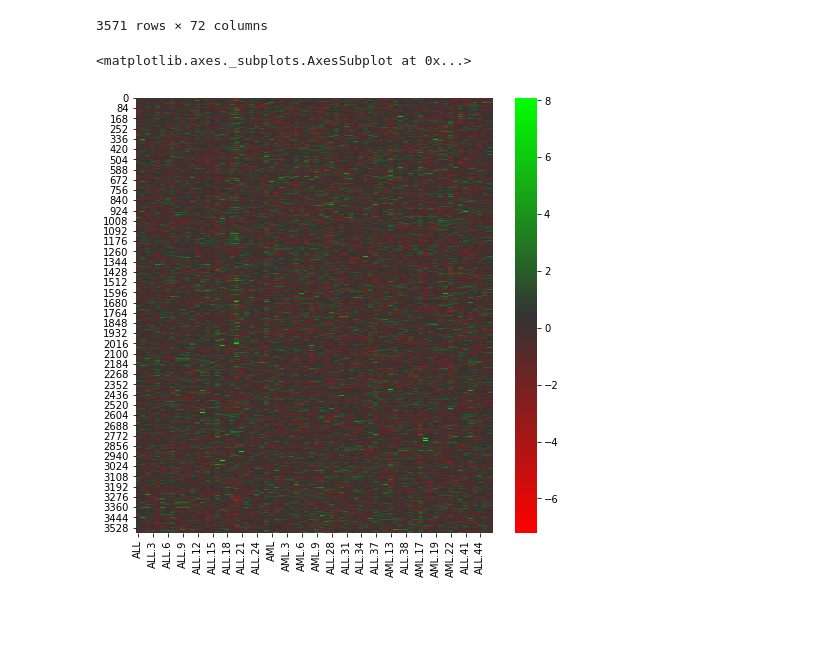
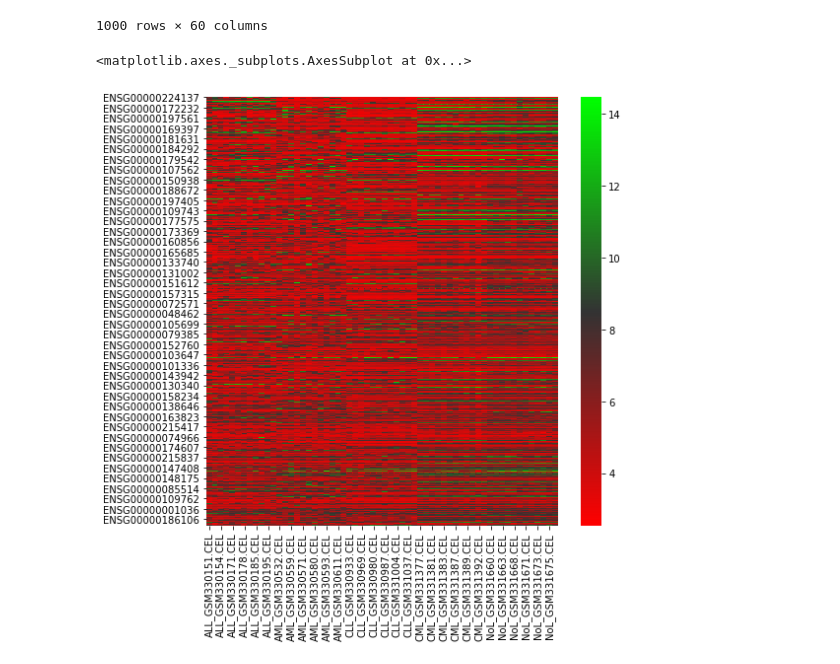
Before and after one commit to taneishi/leukemia, a Jupyter notebook: clustering.ipynb, the cells around one changed output. Cells and saved outputs as stored; diff of their text form; code cells hidden in the pictures; blank space fills up the shorter version.

```diff
--- a/clustering.ipynb
+++ b/clustering.ipynb
@@ -9,8 +9,12 @@ cmap = LinearSegmentedColormap('microarray', {
     'green': [(0.0, 0.0, 0.0), (0.5, 0.2, 0.2), (1.0, 1.0, 1.0)],
     'blue': [(0.0, 0.0, 0.0), (0.5, 0.2, 0.2), (1.0, 0.0, 0.0)],
 })
+# %%
+#!pip install pyreadr
+import pyreadr
+result = pyreadr.read_r('leukemiaExpressionSubset.rds')
+df = pd.DataFrame(result[None])
 # %%
-df = pd.read_csv('data/leukemia_small.csv')
 display(df)
 plt.figure(figsize=(8,8))
 sns.heatmap(df, cmap=cmap)
@@ -30,4 +34,4 @@ sns.heatmap(df, cmap=cmap)
-3571 rows × 72 columns
+1000 rows × 60 columns
 <matplotlib.axes._subplots.AxesSubplot at 0x...>
-[figure, old version]
+[figure, new version]
 # %%
```
Also changed, not shown: parts of 4 cells of this notebook, 1 other file.
